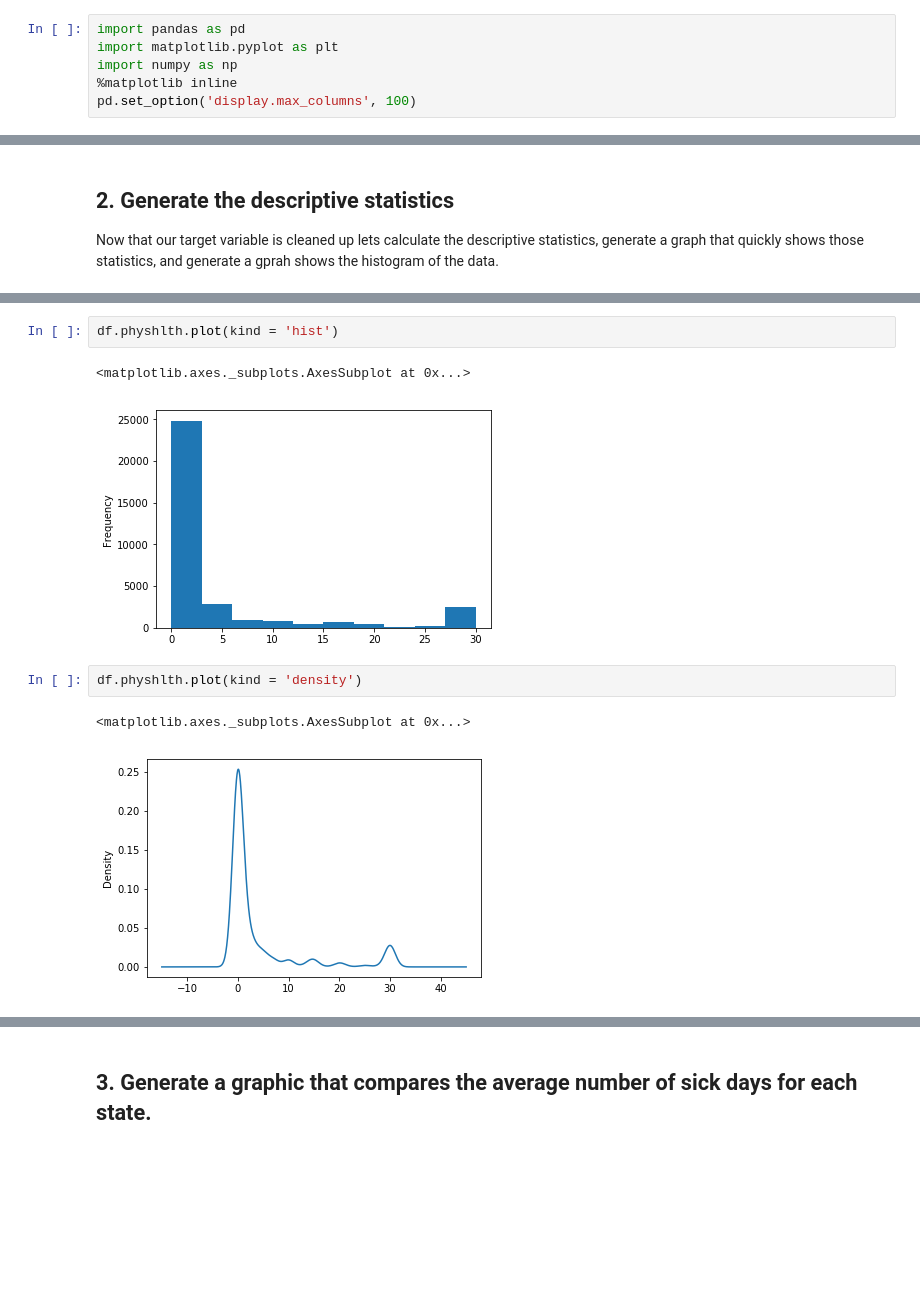
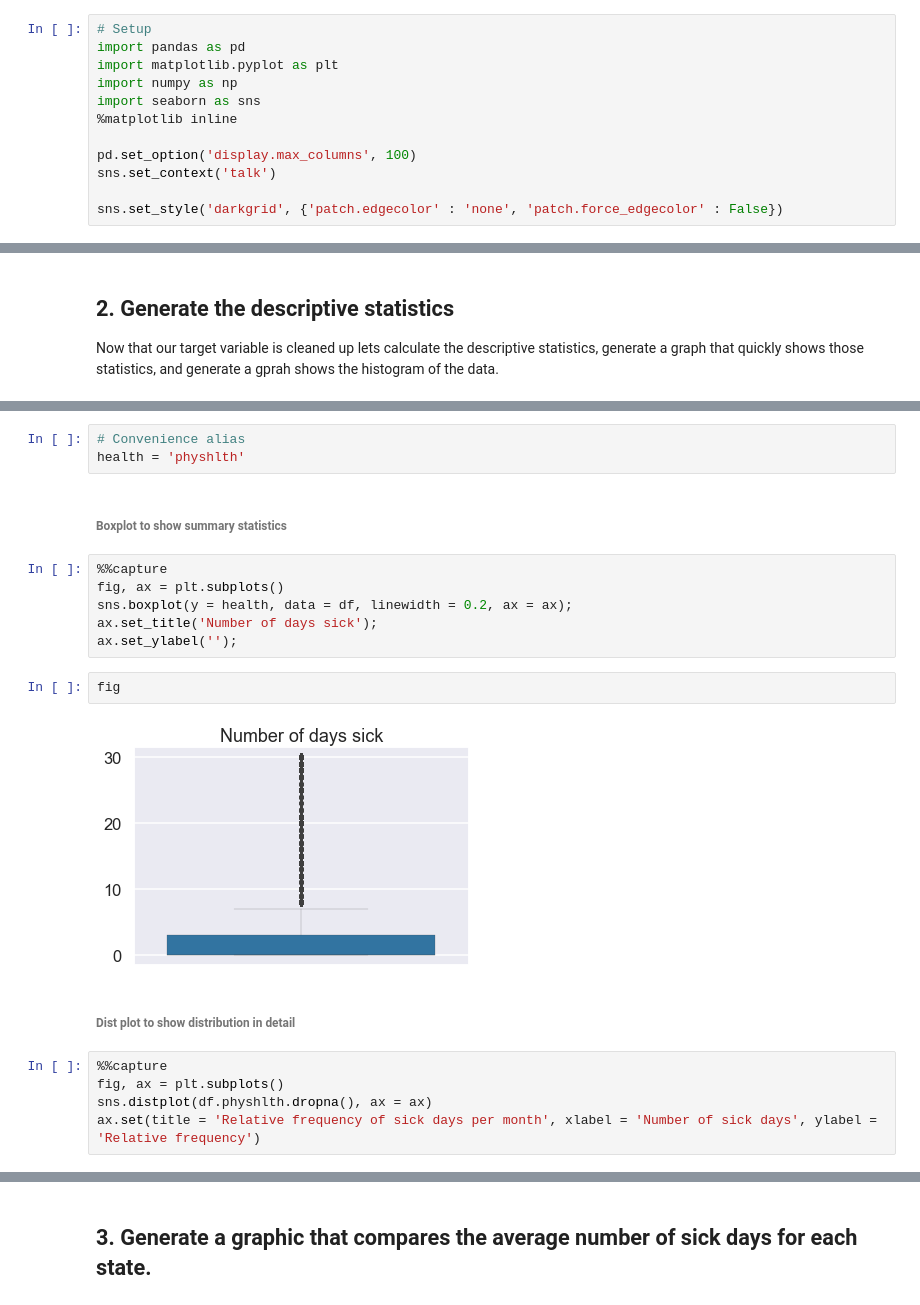
Before and after one commit to rcharan/nyc-ds-100719-lectures, a Jupyter notebook: week-2/case_study/Data_Exploration_Applied.ipynb, the cells around one changed output, grey strips where cells are left out. Drawn from its saved outputs; the diff is of its cells as text; blank space fills up the shorter version.

Commit message:
learned seaborn

```diff
--- a/week-2/case_study/Data_Exploration_Applied.ipynb
+++ b/week-2/case_study/Data_Exploration_Applied.ipynb
@@ -1,6 +3,12 @@
 # %%
+# Setup
 import pandas as pd
 import matplotlib.pyplot as plt
 import numpy as np
+import seaborn as sns
 %matplotlib inline
+
 pd.set_option('display.max_columns', 100)
+sns.set_context('talk')
+
+sns.set_style('darkgrid', {'patch.edgecolor' : 'none', 'patch.force_edgecolor' : False})
@@ -120,10 +74,22 @@ df.physhlth.plot(kind = 'box')
-# %%
-df.physhlth.plot(kind = 'hist')
-# %% [output]
-<matplotlib.axes._subplots.AxesSubplot at 0x...>
-[figure, removed]
-# %%
-df.physhlth.plot(kind = 'density')
-# %% [output]
-<matplotlib.axes._subplots.AxesSubplot at 0x...>
-[figure, removed]
+# %%
+# Convenience alias
+health = 'physhlth'
+# %% [markdown]
+###### Boxplot to show summary statistics
+# %%
+%%capture
+fig, ax = plt.subplots()
+sns.boxplot(y = health, data = df, linewidth = 0.2, ax = ax);
+ax.set_title('Number of days sick');
+ax.set_ylabel('');
+# %%
+fig
+# %% [output]
+[figure, added]
+# %% [markdown]
+###### Dist plot to show distribution in detail
+# %%
+%%capture
+fig, ax = plt.subplots()
+sns.distplot(df.physhlth.dropna(), ax = ax)
+ax.set(title = 'Relative frequency of sick days per month', xlabel = 'Number of sick days', ylabel = 'Relative frequency')
```
Also changed, not shown: parts of 62 cells of this notebook.
